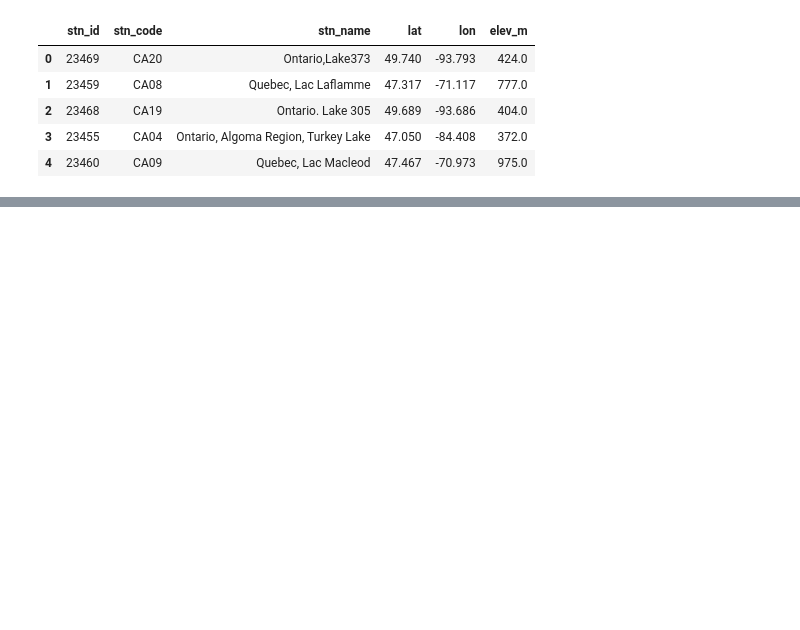
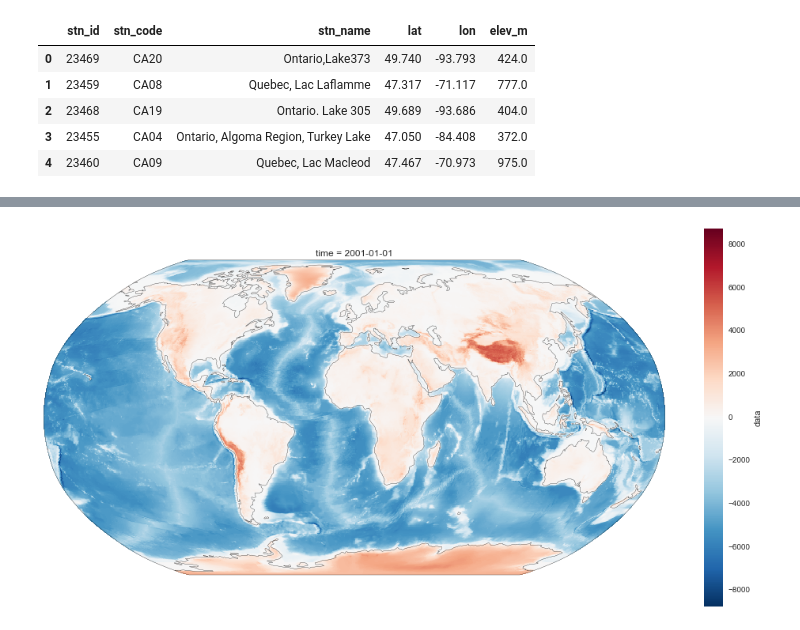
Before and after one commit to JamesSample/icpw, a Jupyter notebook: icpw_climate_data_proc.ipynb, the cells around one changed output, grey strips where cells are left out. Saved outputs shown, nothing was run; the diff lists cells and outputs as text; code cells hidden in the pictures; blank space fills up the shorter version.

```diff
--- a/icpw_climate_data_proc.ipynb
+++ b/icpw_climate_data_proc.ipynb
@@ -171,0 +146,6 @@ m.drawcoastlines(linewidth=.5)
+# %%
+# Read elev data
+nc_file = (r'C:\Data\James_Work\Staff\Heleen_d_W\ICP_Waters\TOC_Trends_Analysis_2015'
+           r'\CRU_Climate_Data\elevation\elev.0.5-deg.nc')
+ds = xr.open_dataset(nc_file)
+ds
@@ -171,0 +176,24 @@ m.drawcoastlines(linewidth=.5)
+# %%
+# Plot using xarray
+plt.figure(figsize=(14, 7))
+
+# Define the desired output projection using Cartopy. Options listed here:
+# http://scitools.org.uk/cartopy/docs/latest/crs/projections.html#cartopy-projection-list
+ax = plt.axes(projection=ccrs.Robinson())
+
+# Plot the data
+ds.data[0].plot.pcolormesh(ax=ax,
+                           transform=ccrs.PlateCarree(), # Define original data projection
+                                                         # PlateCarree is just a Cartesian
+                                                         # grid based on lat/lon values,
+                                                         # which is what we have in the
+                                                         # original file
+                           x='lon', y='lat',
+                           add_colorbar=True)
+
+# Add coastlines
+ax.coastlines()
+
+plt.tight_layout()
+# %% [output]
+[figure, added]
```
Also changed, not shown: parts of 30 cells of this notebook.
